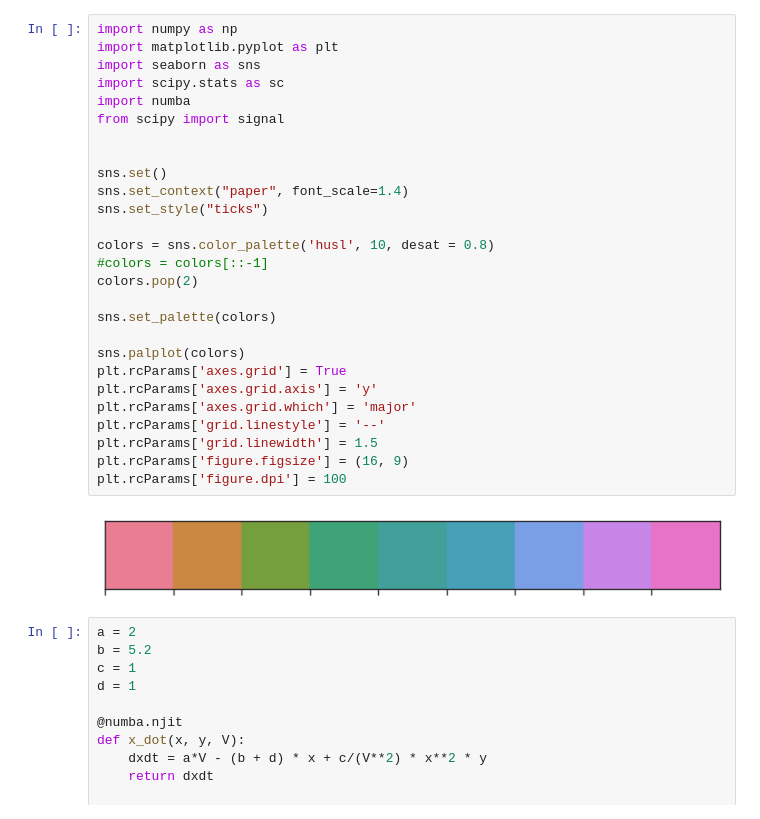
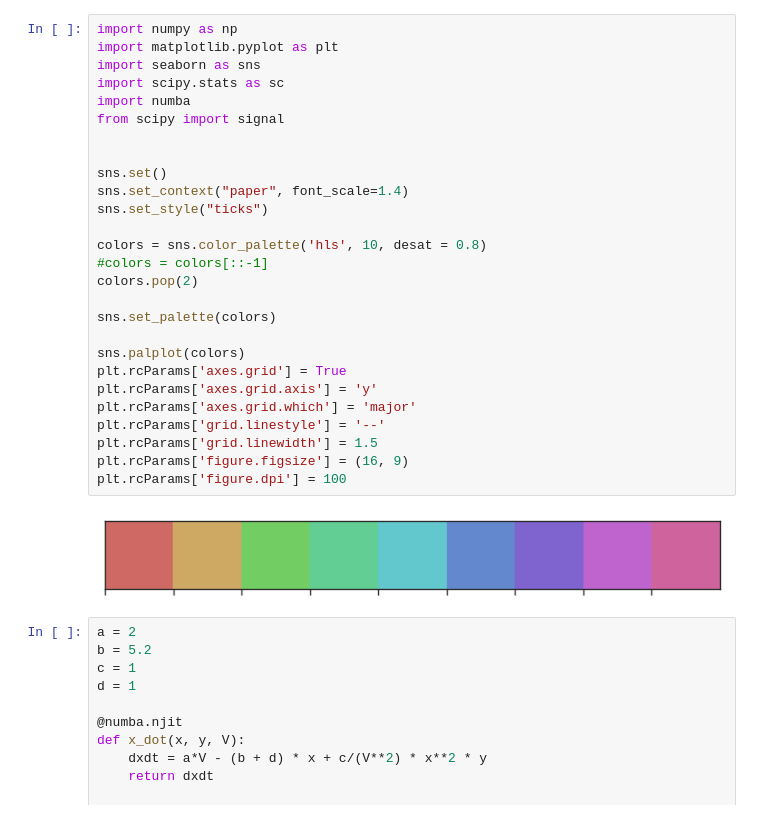
Before and after one commit to nielsdavidsen/PUK_2024, a Jupyter notebook: puk_start.ipynb, the cells around one changed output. Cells and saved outputs as stored; diff of their text form.

```diff
--- a/puk_start.ipynb
+++ b/puk_start.ipynb
@@ -1,32 +1,32 @@
 # %%
 import numpy as np
 import matplotlib.pyplot as plt
 import seaborn as sns
 import scipy.stats as sc
 import numba
 from scipy import signal
 
 
 sns.set()
 sns.set_context("paper", font_scale=1.4)
 sns.set_style("ticks")
 
-colors = sns.color_palette('husl', 10, desat = 0.8)
+colors = sns.color_palette('hls', 10, desat = 0.8)
 #colors = colors[::-1]
 colors.pop(2)
 
 sns.set_palette(colors)
 
 sns.palplot(colors)
 plt.rcParams['axes.grid'] = True
 plt.rcParams['axes.grid.axis'] = 'y'
 plt.rcParams['axes.grid.which'] = 'major'
 plt.rcParams['grid.linestyle'] = '--'
 plt.rcParams['grid.linewidth'] = 1.5
 plt.rcParams['figure.figsize'] = (16, 9)
 plt.rcParams['figure.dpi'] = 100
 # %% [output]
-[figure, old version]
+[figure, new version]
 # %%
 a = 2
 b = 5.2
```
Also changed, not shown: parts of 14 cells of this notebook.
